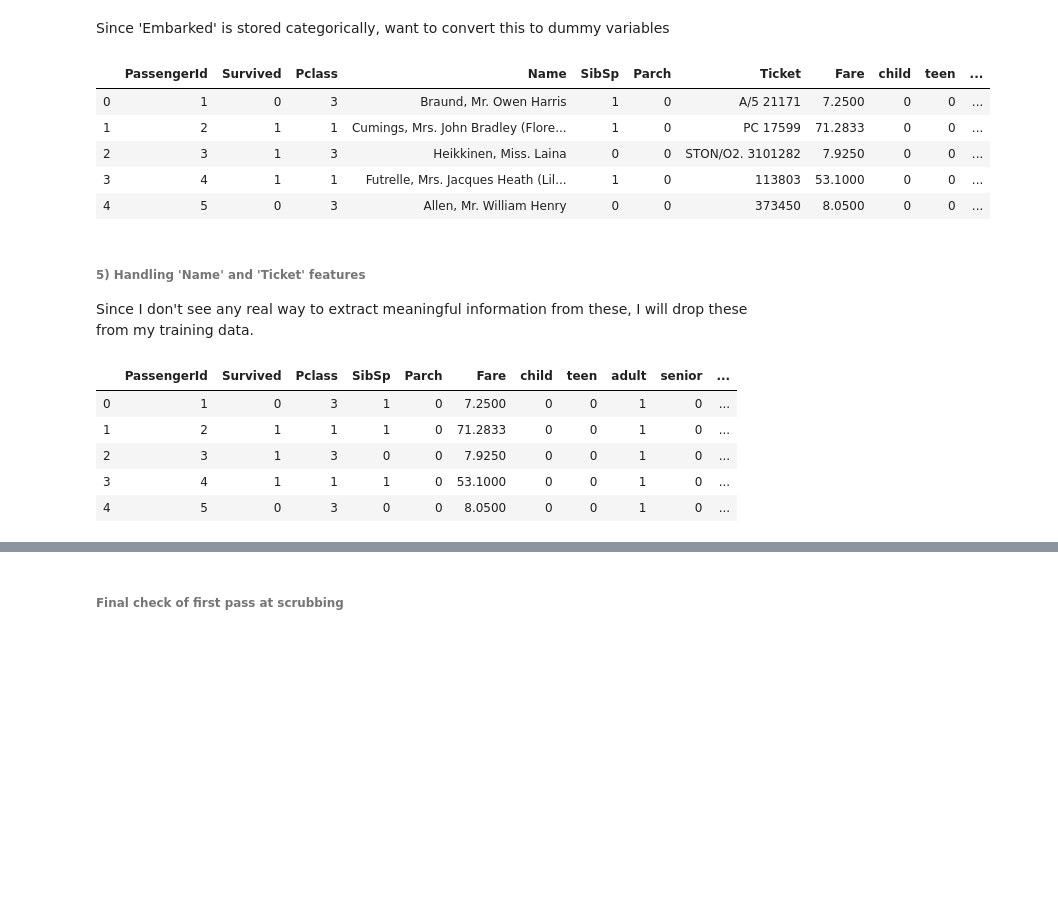
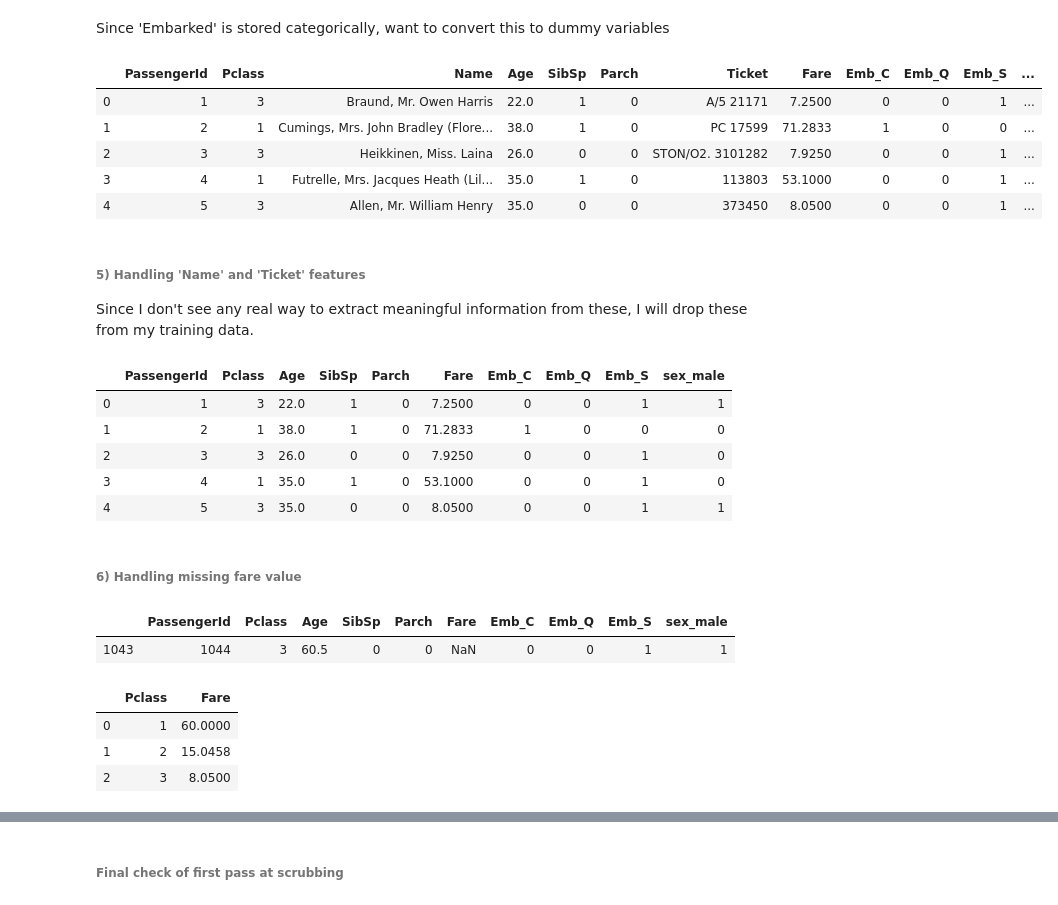
Before and after one commit to douglaspsteen/titanic, a Jupyter notebook: Titanic_Kaggle_Competition.ipynb, the cells around one changed output, grey strips where cells are left out. Drawn from its saved outputs; the diff is of its cells as text; code cells hidden in the pictures; blank space fills up the shorter version.

```diff
--- a/Titanic_Kaggle_Competition.ipynb
+++ b/Titanic_Kaggle_Competition.ipynb
@@ -92,0 +74,3 @@ memory usage: 83.7+ KB
+# %%
+train_features = train.drop('Survived', axis=1)
+df = pd.concat([train_features, test], axis=0, ignore_index=True)
@@ -168,0 +127,2 @@ train.head()
+# %%
+df.Age.fillna(value=0, inplace=True)
@@ -210,5 +210,5 @@ Name: Embarked, dtype: int64
 # %% [markdown]
 Since 'Embarked' is stored categorically, want to convert this to dummy variables
 # %%
-dummies = pd.get_dummies(train.Embarked, prefix='Emb')
+dummies = pd.get_dummies(df.Embarked, prefix='Emb')
 # %%
@@ -229,18 +229,18 @@ train.head()
 # %% [markdown]
 Since 'Embarked' is stored categorically, want to convert this to dummy variables
 # %%
-s_dummies = pd.get_dummies(train.Sex, prefix='sex')
-train = pd.concat([train, s_dummies], axis=1)
-train.drop('Sex', axis=1, inplace=True)
+s_dummies = pd.get_dummies(df.Sex, prefix='sex', drop_first=True)
+df = pd.concat([df, s_dummies], axis=1)
+df.drop('Sex', axis=1, inplace=True)
 # %%
-train.head()
+df.head()
 # %% [output]
-|  | PassengerId | Survived | Pclass | Name | SibSp | Parch | Ticket | Fare | child | teen | ... |
-| 0 | 1 | 0 | 3 | Braund, Mr. Owen Harris | 1 | 0 | A/5 21171 | 7.2500 | 0 | 0 | ... |
-| 1 | 2 | 1 | 1 | Cumings, Mrs. John Bradley (Flore... | 1 | 0 | PC 17599 | 71.2833 | 0 | 0 | ... |
-| 2 | 3 | 1 | 3 | Heikkinen, Miss. Laina | 0 | 0 | STON/O2. 3101282 | 7.9250 | 0 | 0 | ... |
-| 3 | 4 | 1 | 1 | Futrelle, Mrs. Jacques Heath (Lil... | 1 | 0 | 113803 | 53.1000 | 0 | 0 | ... |
-| 4 | 5 | 0 | 3 | Allen, Mr. William Henry | 0 | 0 | 373450 | 8.0500 | 0 | 0 | ... |
+|  | PassengerId | Pclass | Name | Age | SibSp | Parch | Ticket | Fare | Emb_C | Emb_Q | Emb_S | ... |
+| 0 | 1 | 3 | Braund, Mr. Owen Harris | 22.0 | 1 | 0 | A/5 21171 | 7.2500 | 0 | 0 | 1 | ... |
+| 1 | 2 | 1 | Cumings, Mrs. John Bradley (Flore... | 38.0 | 1 | 0 | PC 17599 | 71.2833 | 1 | 0 | 0 | ... |
+| 2 | 3 | 3 | Heikkinen, Miss. Laina | 26.0 | 0 | 0 | STON/O2. 3101282 | 7.9250 | 0 | 0 | 1 | ... |
+| 3 | 4 | 1 | Futrelle, Mrs. Jacques Heath (Lil... | 35.0 | 1 | 0 | 113803 | 53.1000 | 0 | 0 | 1 | ... |
+| 4 | 5 | 3 | Allen, Mr. William Henry | 35.0 | 0 | 0 | 373450 | 8.0500 | 0 | 0 | 1 | ... |
 # %% [markdown]
 ###### 5) Handling 'Name' and 'Ticket' features
 
@@ -250,9 +250,18 @@ train.drop(['Name', 'Ticket'], axis=1, inplace=True)
 # %%
-train.head()
+df.head()
 # %% [output]
-|  | PassengerId | Survived | Pclass | SibSp | Parch | Fare | child | teen | adult | senior | ... |
-| 0 | 1 | 0 | 3 | 1 | 0 | 7.2500 | 0 | 0 | 1 | 0 | ... |
-| 1 | 2 | 1 | 1 | 1 | 0 | 71.2833 | 0 | 0 | 1 | 0 | ... |
-| 2 | 3 | 1 | 3 | 0 | 0 | 7.9250 | 0 | 0 | 1 | 0 | ... |
-| 3 | 4 | 1 | 1 | 1 | 0 | 53.1000 | 0 | 0 | 1 | 0 | ... |
-| 4 | 5 | 0 | 3 | 0 | 0 | 8.0500 | 0 | 0 | 1 | 0 | ... |
+|  | PassengerId | Pclass | Age | SibSp | Parch | Fare | Emb_C | Emb_Q | Emb_S | sex_male |
+| 0 | 1 | 3 | 22.0 | 1 | 0 | 7.2500 | 0 | 0 | 1 | 1 |
+| 1 | 2 | 1 | 38.0 | 1 | 0 | 71.2833 | 1 | 0 | 0 | 0 |
+| 2 | 3 | 3 | 26.0 | 0 | 0 | 7.9250 | 0 | 0 | 1 | 0 |
+| 3 | 4 | 1 | 35.0 | 1 | 0 | 53.1000 | 0 | 0 | 1 | 0 |
+| 4 | 5 | 3 | 35.0 | 0 | 0 | 8.0500 | 0 | 0 | 1 | 1 |
+# %% [markdown]
+###### 6) Handling missing fare value
+# %%
+# Check other attributes of this passenger
+
+df[df.isnull().any(axis=1)]
+# %% [output]
+|  | PassengerId | Pclass | Age | SibSp | Parch | Fare | Emb_C | Emb_Q | Emb_S | sex_male |
+| 1043 | 1044 | 3 | 60.5 | 0 | 0 | NaN | 0 | 0 | 1 | 1 |
@@ -258,0 +274,7 @@ train.head()
+# %%
+grouped_median_df
+# %% [output]
+|  | Pclass | Fare |
+| 0 | 1 | 60.0000 |
+| 1 | 2 | 15.0458 |
+| 2 | 3 | 8.0500 |
```
Also changed, not shown: parts of 68 cells of this notebook.
